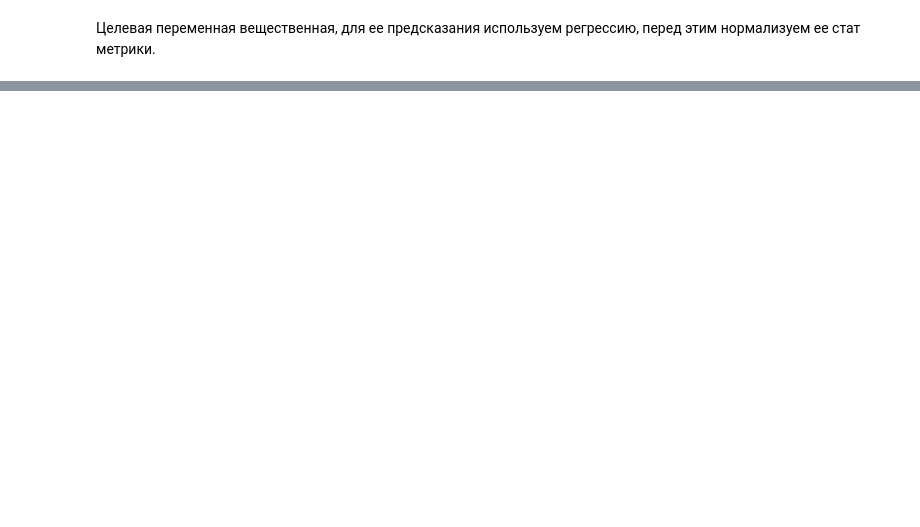
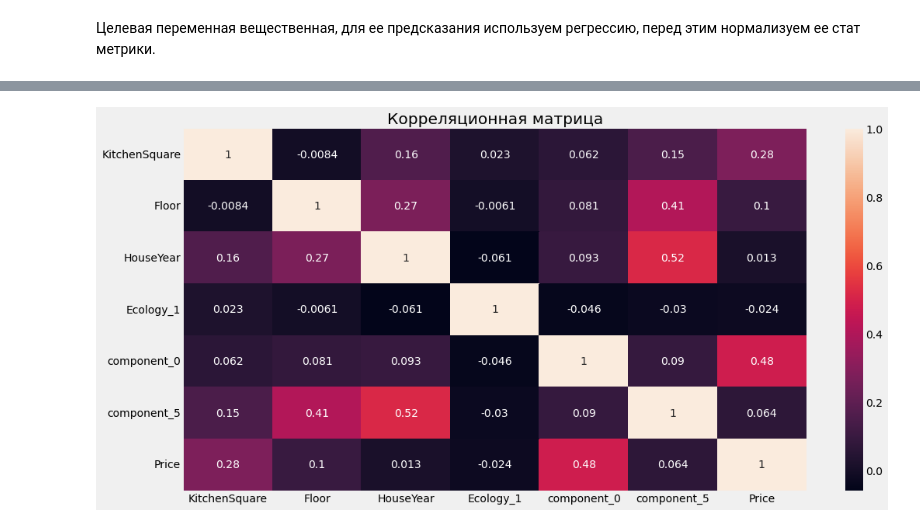
Before and after one commit to BlackStoneShadow/Python, a Jupyter notebook: MLearning/DSLibraries/Summary/Task1.ipynb, the cells around one changed output, grey strips where cells are left out. Drawn from its saved outputs; the diff is of its cells as text; code cells hidden in the pictures; blank space fills up the shorter version.

```diff
--- a/MLearning/DSLibraries/Summary/Task1.ipynb
+++ b/MLearning/DSLibraries/Summary/Task1.ipynb
@@ -170,7 +170,7 @@ class DataPipeline:
                                                       self.sc_train_data[self.sc_train_data.column_cat]], axis=1))
 
             # понижение размерности
-            #self.sc_train_data = DataFrame(self.resize(self.sc_train_data[column]))
+            self.sc_train_data = DataFrame(self.resize(self.sc_train_data))
 
             # стандартизация теста
             self.sc_test_data = func(self, self.test_data)
@@ -178,7 +178,7 @@ class DataPipeline:
             self.sc_test_data = DataFrame(pd.concat([DataFrame(scaler.transform(self.sc_test_data[self.sc_test_data.column_num]),\
                                                      columns=self.sc_test_data.column_num), self.sc_test_data[self.sc_test_data.column_cat]], axis=1))
             # понижение размерности
-            #self.sc_test_data = DataFrame(self.resize(self.sc_test_data))
+            self.sc_test_data = DataFrame(self.resize(self.sc_test_data))
 
         return wrapper
 
@@ -186,7 +186,7 @@ class DataPipeline:
     def transform(self, data):
         """Трансформация данных"""
         # удаляем id
-        data.drop("Id", axis=1, inplace=True)
+        data.drop("Id", axis=1, inplace=True, errors="ignore")
         # значений не много переводим в категориальный тип
         data.DistrictId = data.DistrictId.astype("category")
 
@@ -260,20 +260,19 @@ class DataPipeline:
 
     def resize(self, data):
         """понижение размерности"""
-        m_corr, drop_cols = data.corr(), set()
+        m_corr = data.corr()
         # поиск сильных взаимных корреляций признаков
-        for item in m_corr.columns:
-            column = list(m_corr[m_corr[item] > self.corr].index)
-            if len(column) > 1:
-                for item in column:
-                    drop_cols.add(item)
+        for num, item in enumerate(m_corr.columns):
+            if item in m_corr.columns:
+                column = list(m_corr[m_corr[item] > self.corr].index)
+                if len(column) > 1 and set(column).issubset(set(m_corr.columns)):
+                    dim_reducer = PCA(n_components=1, random_state=42)
+                    components = dim_reducer.fit_transform(data[column])
+                    data = DataFrame(pd.concat([data.drop(column, axis=1),\
+                                                pd.DataFrame(data = components, columns = [f'component_{num}'])], axis=1))
+                    m_corr.drop(column, axis=1, inplace=True)
 
-        dim_reducer = PCA(n_components=1, random_state=42)
-
-        components = dim_reducer.fit_transform(data[list(drop_cols)])
-        print(drop_cols)
-        return DataFrame(pd.concat([data.drop(list(drop_cols), axis=1),\
-                                   pd.DataFrame(data = components, columns = ['component_1'])], axis=1))
+        return data
 
     def split(self, X, y):
         """Разделение набора"""
@@ -356,14 +355,20 @@ class DataPipeline:
 class Features:
     """Генератор признаков"""
     def create(self, data):
+        # этажность по годам строительства в районах
         data = data.merge(data.groupby(['DistrictId', 'HouseYear'], as_index=True).agg({'HouseFloor':'median'}).\
                           rename(columns={'HouseFloor':'FloorByDistrict'}).reset_index(), on=['DistrictId', 'HouseYear'], how='left')
 
+        # размер района
         data = data.merge(data['DistrictId'].value_counts().reset_index().\
                           rename(columns={'index':'DistrictId', 'DistrictId':'DistrictSize'}), on=['DistrictId'], how='left')
 
         data['DistrictSize'] = np.where(data['DistrictSize'] > 100, True, False)
-        #data = pd.get_dummies(data, columns=['DistrictSize'])
+
+        data = pd.get_dummies(data, columns=['DistrictSize'])
+
+        data['DistrictSize_True'] = data['DistrictSize_True'].astype("category")
+        data['DistrictSize_False'] = data['DistrictSize_False'].astype("category")
 
         return DataFrame(data)
 # %%
@@ -381,5 +383,8 @@ pipeline.plot(pipeline.train_data)
 # %%
 # подготовка признаков
 pipeline.transform()
-pipeline.sc_train_data.DistrictSize
+
+df = DataFrame(pd.concat([pipeline.sc_train_data, pipeline.train_data[pipeline.target]], axis=1))
+
+df.sample(5)
 # %% [output]
@@ -393,5 +407,7 @@ pipeline.boxplot(pipeline.sc_train_data)
 # %%
-pipeline.corrplot(pipeline.sc_train_data)
+pipeline.corrplot(df)
+# %% [output]
+[figure, added]
 # %%
 %%time
 #params = pipeline.search_param(pipeline.train_data)
```
Also changed, not shown: parts of 8 cells of this notebook.
